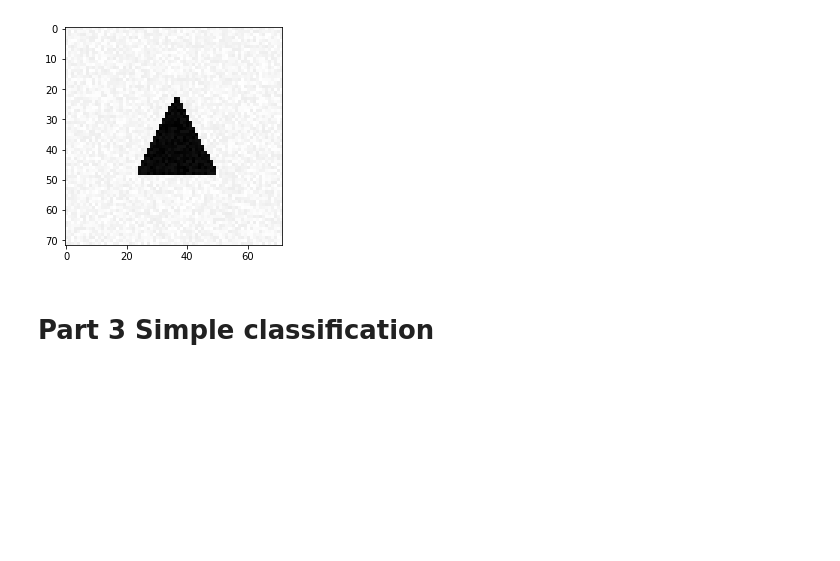
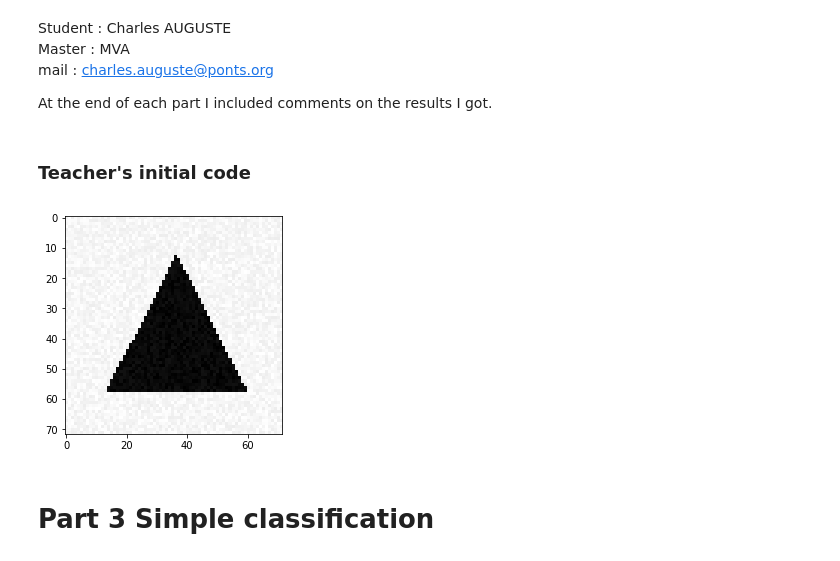
Before and after one commit to CharlesAuguste/MVA-MP1, a Jupyter notebook: MVA-MP1.ipynb, the cells around one changed output. Drawn from its saved outputs; the diff is of its cells as text; code cells hidden in the pictures; blank space fills up the shorter version.

```diff
--- a/MVA-MP1.ipynb
+++ b/MVA-MP1.ipynb
@@ -1,3 +1,12 @@
+# %% [markdown]
+Student : Charles AUGUSTE <br>
+Master : MVA <br>
+mail : charles.auguste@ponts.org <br>
+
+
+At the end of each part I included comments on the results I got.
+# %% [markdown]
+### Teacher's initial code
 # %%
 import matplotlib.pyplot as plt
 %matplotlib inline
@@ -106,7 +115,7 @@ def generate_dataset_classification(nb_samples, noise=0.0, free_location=False):
 def generate_test_set_classification():
     np.random.seed(42)
     [X_test, Y_test] = generate_dataset_classification(300, 20, True)
-    Y_test = np_utils.to_categorical(Y_test, 3)
+    Y_test = utils.to_categorical(Y_test, 3)
     return [X_test, Y_test]
 
 def generate_dataset_regression(nb_samples, noise=0.0):
@@ -115,34 +124,34 @@ def generate_dataset_regression(nb_samples, noise=0.0):
     X = np.zeros([nb_samples,im_size])
     Y = np.zeros([nb_samples, 6])
     print('Creating data:')
     for i in range(nb_samples):
         if i % 10 == 0:
             print(i)
         [X[i], Y[i]] = generate_a_triangle(noise, True)
     X = (X + noise) / (255 + 2 * noise)
     return [X, Y]
 
 import matplotlib.patches as patches
 
 def visualize_prediction(x, y):
     fig, ax = plt.subplots(figsize=(5, 5))
     I = x.reshape((IMAGE_SIZE,IMAGE_SIZE))
     ax.imshow(I, extent=[-0.15,1.15,-0.15,1.15],cmap='gray')
     ax.set_xlim([0,1])
     ax.set_ylim([0,1])
 
     xy = y.reshape(3,2)
     tri = patches.Polygon(xy, closed=True, fill = False, edgecolor = 'r', linewidth = 5, alpha = 0.5)
     ax.add_patch(tri)
 
     plt.show()
 
 def generate_test_set_regression():
     np.random.seed(42)
     [X_test, Y_test] = generate_dataset_regression(300, 20)
     return [X_test, Y_test]
 # %% [output]
-[figure, old version]
+[figure, new version]
 # %% [markdown]
 # Part 3 Simple classification
 # %%
```
Also changed, not shown: parts of 48 cells of this notebook.
